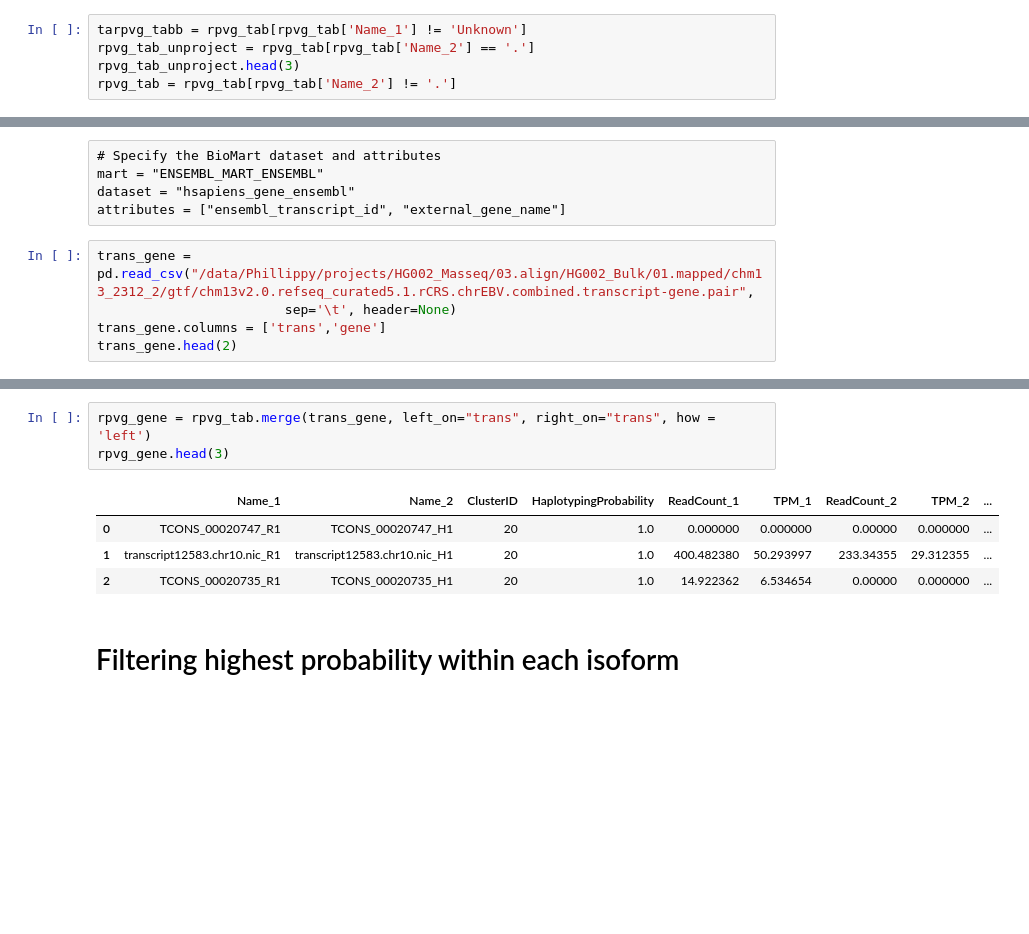
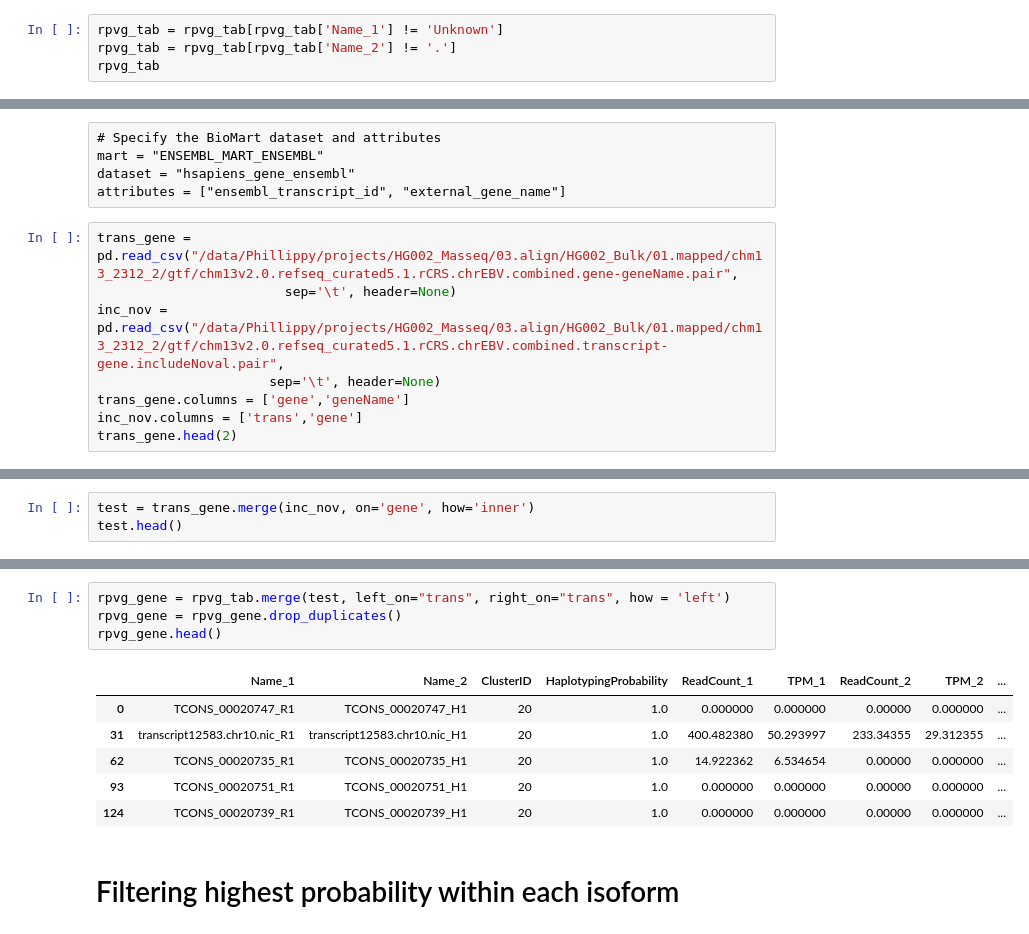
Before and after one commit to jjuhyunkim/PDTG-project, a Jupyter notebook: scripts/haplotype-transcript/05.rpvg_result.ipynb, the cells around one changed output, grey strips where cells are left out. Drawn from its saved outputs; the diff is of its cells as text; blank space fills up the shorter version.

```diff
--- a/scripts/haplotype-transcript/05.rpvg_result.ipynb
+++ b/scripts/haplotype-transcript/05.rpvg_result.ipynb
@@ -41,5 +25,4 @@ rpvg_tab[rpvg_tab['Name_2'] == '.']
 # %%
-tarpvg_tabb = rpvg_tab[rpvg_tab['Name_1'] != 'Unknown']
-rpvg_tab_unproject = rpvg_tab[rpvg_tab['Name_2'] == '.']
-rpvg_tab_unproject.head(3)
+rpvg_tab = rpvg_tab[rpvg_tab['Name_1'] != 'Unknown']
 rpvg_tab = rpvg_tab[rpvg_tab['Name_2'] != '.']
+rpvg_tab
@@ -61,8 +58,11 @@ mart = "ENSEMBL_MART_ENSEMBL"
 dataset = "hsapiens_gene_ensembl"
 attributes = ["ensembl_transcript_id", "external_gene_name"]
 # %%
-trans_gene = pd.read_csv("/data/Phillippy/projects/HG002_Masseq/03.align/HG002_Bulk/01.mapped/chm13_2312_2/gtf/chm13v2.0.refseq_curated5.1.rCRS.chrEBV.combined.transcript-gene.pair",
+trans_gene = pd.read_csv("/data/Phillippy/projects/HG002_Masseq/03.align/HG002_Bulk/01.mapped/chm13_2312_2/gtf/chm13v2.0.refseq_curated5.1.rCRS.chrEBV.combined.gene-geneName.pair",
                         sep='\t', header=None)
-trans_gene.columns = ['trans','gene']
+inc_nov = pd.read_csv("/data/Phillippy/projects/HG002_Masseq/03.align/HG002_Bulk/01.mapped/chm13_2312_2/gtf/chm13v2.0.refseq_curated5.1.rCRS.chrEBV.combined.transcript-gene.includeNoval.pair",
+                      sep='\t', header=None)
+trans_gene.columns = ['gene','geneName']
+inc_nov.columns = ['trans','gene']
 trans_gene.head(2)
 # %% [output]
@@ -71,0 +104,3 @@ trans_gene.head(2)
+# %%
+test = trans_gene.merge(inc_nov, on='gene', how='inner')
+test.head()
@@ -72,11 +130,14 @@ trans_gene.head(2)
 # %%
-rpvg_gene = rpvg_tab.merge(trans_gene, left_on="trans", right_on="trans", how = 'left')
-rpvg_gene.head(3)
+rpvg_gene = rpvg_tab.merge(test, left_on="trans", right_on="trans", how = 'left')
+rpvg_gene = rpvg_gene.drop_duplicates()
+rpvg_gene.head()
 # %% [output]
 |  | Name_1 | Name_2 | ClusterID | HaplotypingProbability | ReadCount_1 | TPM_1 | ReadCount_2 | TPM_2 | ... |
 | 0 | TCONS_00020747_R1 | TCONS_00020747_H1 | 20 | 1.0 | 0.000000 | 0.000000 | 0.00000 | 0.000000 | ... |
-| 1 | transcript12583.chr10.nic_R1 | transcript12583.chr10.nic_H1 | 20 | 1.0 | 400.482380 | 50.293997 | 233.34355 | 29.312355 | ... |
-| 2 | TCONS_00020735_R1 | TCONS_00020735_H1 | 20 | 1.0 | 14.922362 | 6.534654 | 0.00000 | 0.000000 | ... |
+| 31 | transcript12583.chr10.nic_R1 | transcript12583.chr10.nic_H1 | 20 | 1.0 | 400.482380 | 50.293997 | 233.34355 | 29.312355 | ... |
+| 62 | TCONS_00020735_R1 | TCONS_00020735_H1 | 20 | 1.0 | 14.922362 | 6.534654 | 0.00000 | 0.000000 | ... |
+| 93 | TCONS_00020751_R1 | TCONS_00020751_H1 | 20 | 1.0 | 0.000000 | 0.000000 | 0.00000 | 0.000000 | ... |
+| 124 | TCONS_00020739_R1 | TCONS_00020739_H1 | 20 | 1.0 | 0.000000 | 0.000000 | 0.00000 | 0.000000 | ... |
 # %% [markdown]
 # Filtering highest probability within each isoform
 # %%
```
Also changed, not shown: parts of 40 cells of this notebook, 35 other files.
